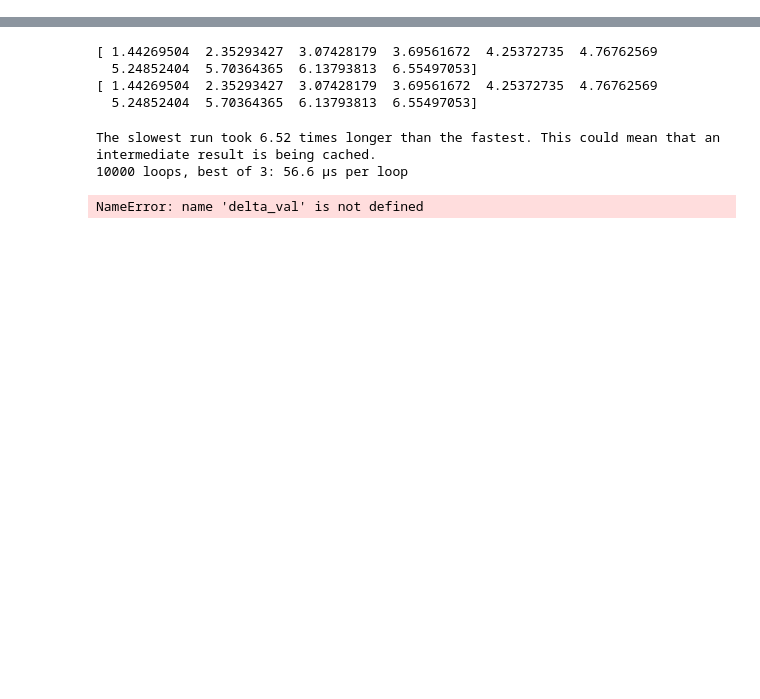
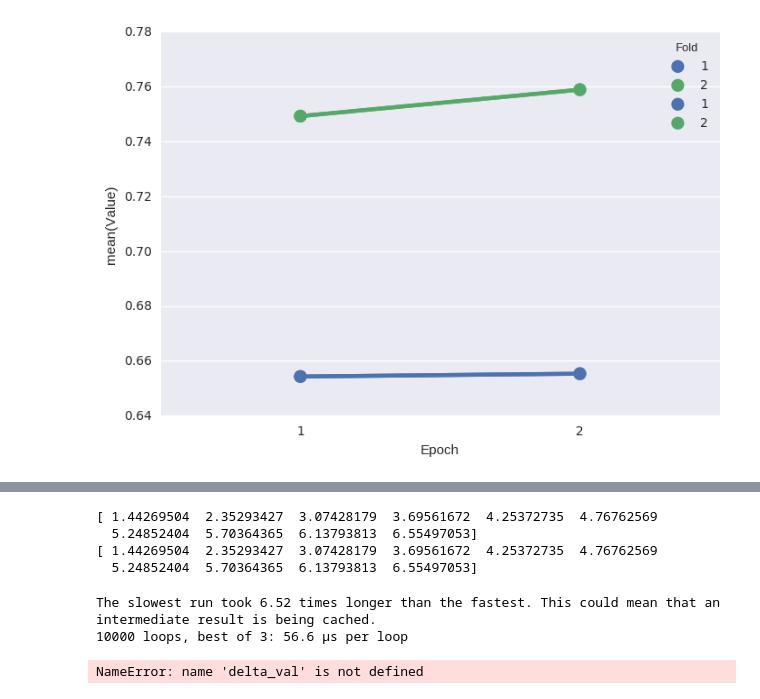
Before and after one commit to danakianfar/information_retrieval_1, a Jupyter notebook: Lab3/dana.ipynb, the cells around one changed output, grey strips where cells are left out. Drawn from its saved outputs; the diff is of its cells as text; code cells hidden in the pictures; blank space fills up the shorter version.

```diff
--- a/Lab3/dana.ipynb
+++ b/Lab3/dana.ipynb
@@ -47,0 +93,6 @@ validation mNDCG:               0.757054
+# %%
+
+ax = sns.pointplot(x="Epoch", y="Value", hue="Measure", data= df.loc[df['Measure'] == measure], ci = None)
+plt.show()
+# %% [output]
+[figure, added]
```
Also changed, not shown: parts of 8 cells of this notebook, 2 other files.
